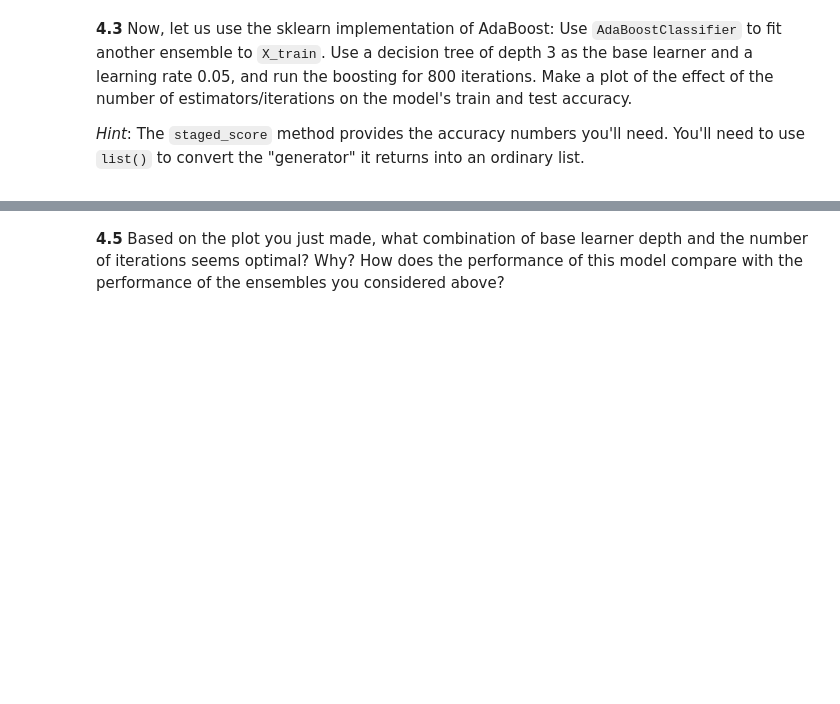
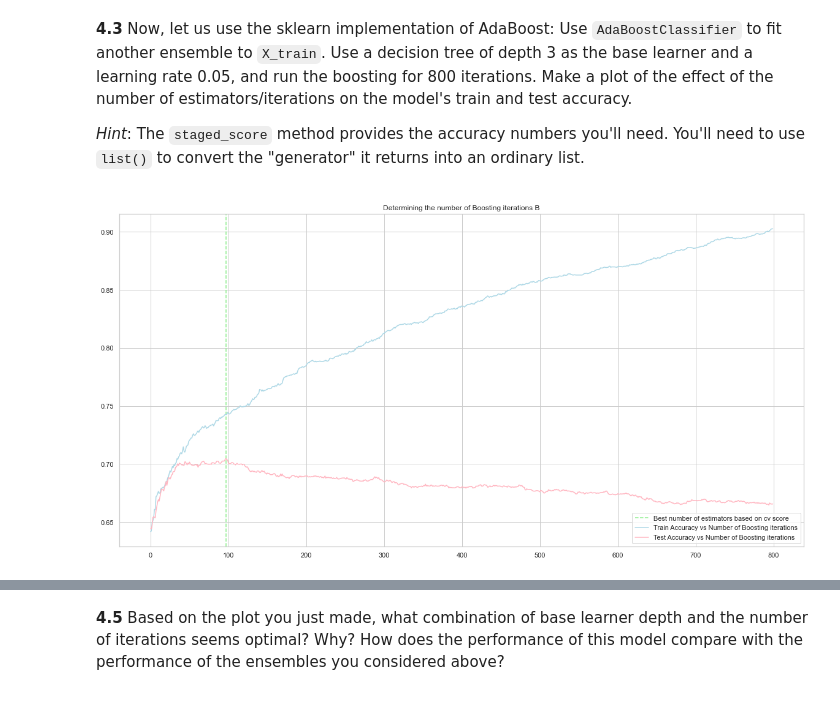
Before and after one commit to DavidAssaraf106/2020-CS109A, a Jupyter notebook: content/Homeworks/HW6/cs109a_hw6_students.ipynb, the cells around one changed output, grey strips where cells are left out. Drawn from its saved outputs; the diff is of its cells as text; code cells hidden in the pictures; blank space fills up the shorter version.

```diff
--- a/content/Homeworks/HW6/cs109a_hw6_students.ipynb
+++ b/content/Homeworks/HW6/cs109a_hw6_students.ipynb
@@ -688,3 +708,18 @@ Boosted accuracy: 0.002
  *Hint*: The `staged_score` method provides the accuracy numbers you'll need. You'll need to use `list()` to convert the "generator" it returns into an ordinary list.
 
  </div>
+# %%
+# your code here
+boosting = AdaBoostClassifier(base_estimator=DecisionTreeClassifier(max_depth=3), n_estimators=800, learning_rate=0.05).fit(X_train, y_train)
+staged_score_training = list(boosting.staged_score(X_train, y_train))
+staged_score_testing = list(boosting.staged_score(X_test, y_test))
+best_number_estimators = np.argmax(staged_score_testing)
+fig, ax = plt.subplots(1, figsize =(20, 10))
+ax.set_title('Determining the number of Boosting iterations B')
+ax.axvline(best_number_estimators, linestyle='--', color='lightgreen', label='Best number of estimators based on cv score')
+ax.plot(staged_score_training, color='lightblue', label='Train Accuracy vs Number of Boosting iterations')
+ax.plot(staged_score_testing, color='lightpink', label='Test Accuracy vs Number of Boosting iterations')
+ax.legend()
+plt.show(fig)
+# %% [output]
+[figure, added]
```
Also changed, not shown: parts of 36 cells of this notebook, 9 other files.
